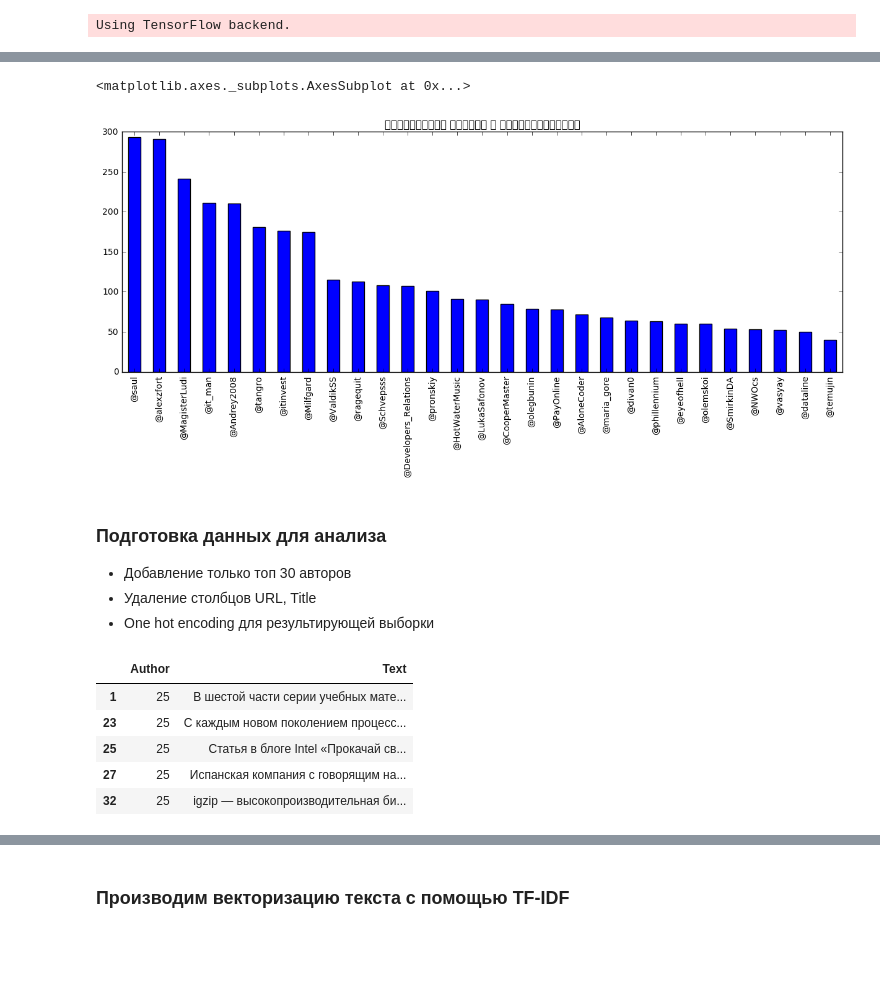
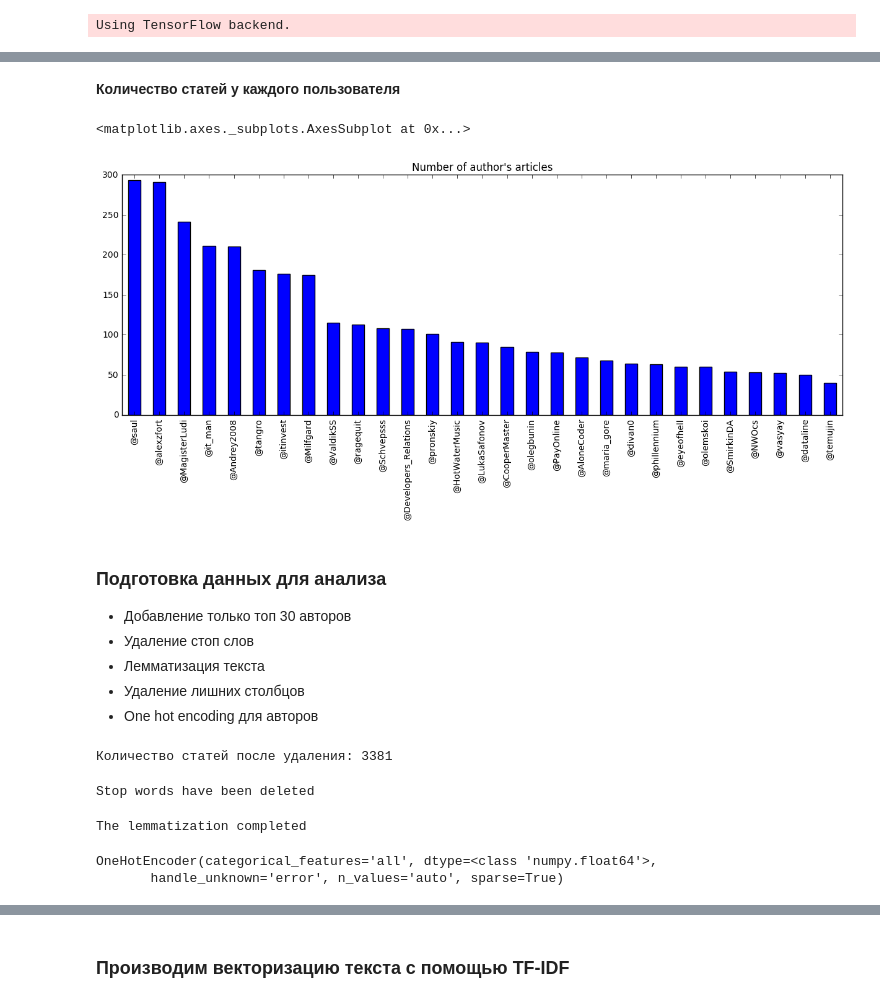
Before and after one commit to XATTABrus/DeterminationOfAuthors, a Jupyter notebook: DetectedAuthorRNN.ipynb, the cells around one changed output, grey strips where cells are left out. Cells and saved outputs as stored; diff of their text form; code cells hidden in the pictures; blank space fills up the shorter version.

```diff
--- a/DetectedAuthorRNN.ipynb
+++ b/DetectedAuthorRNN.ipynb
@@ -44,0 +55,4 @@ for file_name in files:
+# %%
+data_frame['CountWords'] = data_frame['Text'].map(lambda x: len(x.split()))
+print('Количество статей в корпусе:', len(data_frame))
+data_frame.head()
@@ -45,21 +72,43 @@ for file_name in files:
+# %% [markdown]
+**Количество статей у каждого пользователя**
 # %%
 author_count_news = data_frame.Author.value_counts()[1:30]
-author_count_news.plot(kind='bar', figsize=(15, 5), title='Количество статей у пользователей')
+author_count_news.plot(kind='bar', figsize=(15, 5), title="Number of author's articles")
 # %% [output]
 <matplotlib.axes._subplots.AxesSubplot at 0x...>
-[figure, old version]
+[figure, new version]
 # %% [markdown]
 ### Подготовка данных для анализа
 - Добавление только топ 30 авторов
-- Удаление столбцов URL, Title
-- One hot encoding для результирующей выборки
+- Удаление стоп слов
+- Лемматизация текста
+- Удаление лишних столбцов
+- One hot encoding для авторов
+# %%
+data = pd.DataFrame()
+names_author = author_count_news.index.values
+
+for author in names_author:
+    data = data.append(data_frame[data_frame.Author == author])
+
+print('Количество статей после удаления:', len(data))
+# %% [output]
+Количество статей после удаления: 3381
+# %%
+from nltk.corpus import stopwords
+stop = stopwords.words('russian')
+data['Text'].apply(lambda x: ' '.join([item for item in x.split() if item not in stop]))
+print('Stop words have been deleted')
+# %% [output]
+Stop words have been deleted
+# %%
+import pymorphy2
+morph = pymorphy2.MorphAnalyzer()
+data['TextLem'] = data['Text'].map(lambda x: ' '.join([morph.parse(word)[0].normal_form for word in x.split()]))
+print('The lemmatization completed')
+# %% [output]
+The lemmatization completed
 # %%
-data = pd.DataFrame()
-names_author = author_count_news.index.values
-
-for author in names_author:
-    data = data.append(data_frame[data_frame.Author == author])
-
 oneHotEnc = OneHotEncoder()
 lableEnc = LabelEncoder()
 
@@ -67,20 +116,10 @@ lableEnc.fit(names_author.ravel())
 lables = lableEnc.transform(names_author).reshape((29, 1))
 oneHotEnc.fit(lables)
 
+# Example encoding
 #aaa = lableEnc.transform(['@saul'])
 #vvv = oneHotEnc.transform(aaa).toarray()
 #print(vvv)
-
-for author in names_author:
-    val = lableEnc.transform([author])[0]
-    data.Author.replace(to_replace=author, value=val, inplace=True)
-
-data = data.drop(['Url', 'Title'], axis=1)
-data.head()
 # %% [output]
-|  | Author | Text |
-| 1 | 25 | В шестой части серии учебных мате... |
-| 23 | 25 | С каждым новом поколением процесс... |
-| 25 | 25 | Статья в блоге Intel «Прокачай св... |
-| 27 | 25 | Испанская компания с говорящим на... |
-| 32 | 25 | igzip — высокопроизводительная би... |
+OneHotEncoder(categorical_features='all', dtype=<class 'numpy.float64'>,
+       handle_unknown='error', n_values='auto', sparse=True)
```
Also changed, not shown: parts of 18 cells of this notebook, 2 other files.
